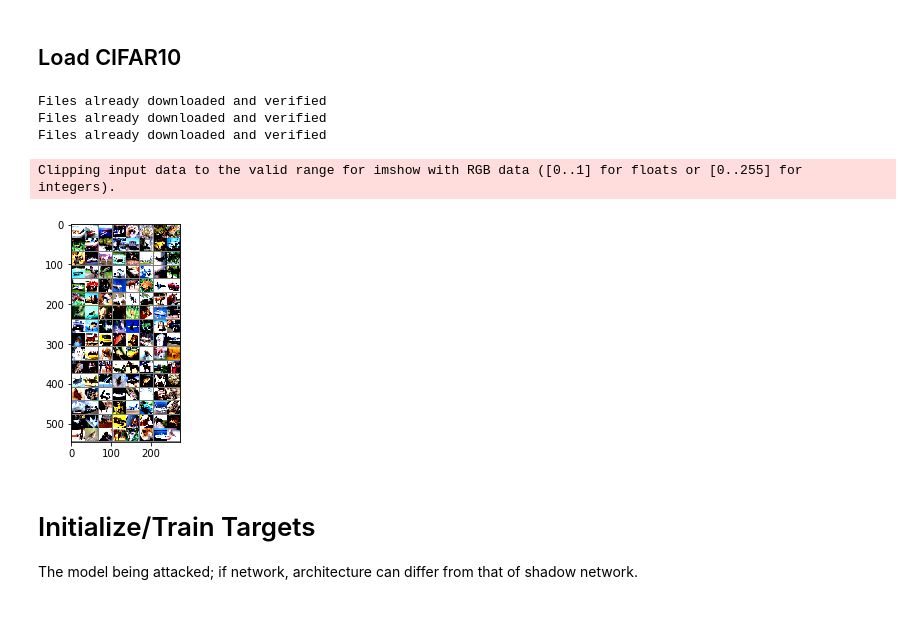
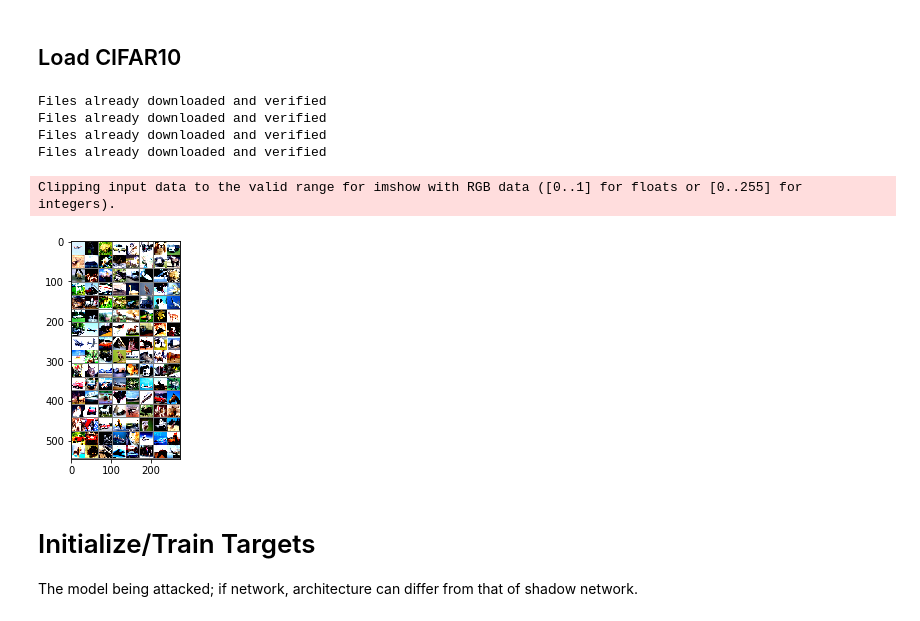
Before and after one commit to Lab41/cyphercat, a Jupyter notebook: Attack_baselines/Membership_Inference/ml_leaks/ml-leaks_adversary1_SVCvsNN.ipynb, the cells around one changed output. Drawn from its saved outputs; the diff is of its cells as text; code cells hidden in the pictures.

```diff
--- a/Attack_baselines/Membership_Inference/ml_leaks/ml-leaks_adversary1_SVCvsNN.ipynb
+++ b/Attack_baselines/Membership_Inference/ml_leaks/ml-leaks_adversary1_SVCvsNN.ipynb
@@ -76,34 +76,38 @@ test_transform = torchvision.transforms.Compose([
 classes = ["airplane", "automobile", "bird", "cat", "deer", "dog", "frog", "horse", "ship", "truck"]
 
 
 # load training set
 cifar10_trainset = torchvision.datasets.CIFAR10('../../../Datasets/', train=True, transform=train_transform, download=True)
 cifar10_trainloader = torch.utils.data.DataLoader(cifar10_trainset, batch_size=batch_size, shuffle=True, num_workers=2)
 
 #for svms
 sv_cifar10_trainset = torchvision.datasets.CIFAR10('../../../Datasets/', train=True, transform=torchvision.transforms.ToTensor(), download=True)
 sv_cifar10_trainloader = torch.utils.data.DataLoader(cifar10_trainset, batch_size=batch_size, shuffle=True, num_workers=2)
 
 # load test set
 cifar10_testset = torchvision.datasets.CIFAR10('../../../Datasets/', train=False, transform=test_transform, download=True)
 cifar10_testloader = torch.utils.data.DataLoader(cifar10_testset, batch_size=32, shuffle=False, num_workers=2)
 
+sv_cifar10_testset = torchvision.datasets.CIFAR10('../../../Datasets/', train=False, transform=torchvision.transforms.ToTensor(), download=True)
+sv_cifar10_testloader = torch.utils.data.DataLoader(sv_cifar10_testset, batch_size=cifar10_testset.__len__(), shuffle=True, num_workers=2)
+
 # helper function to unnormalize and plot image
 def imshow(img):
     img = np.array(img)
     img = img / 2 + 0.5
     img = np.moveaxis(img, 0, -1)
     plt.imshow(img)
 
 # display sample from dataset
 imgs,labels = iter(cifar10_trainloader).next()
 imshow(torchvision.utils.make_grid(imgs))
 # %% [output]
 Files already downloaded and verified
 Files already downloaded and verified
 Files already downloaded and verified
+Files already downloaded and verified
 Clipping input data to the valid range for imshow with RGB data ([0..1] for floats or [0..255] for integers).
-[figure, old version]
+[figure, new version]
 # %%
 # Creates two non-overlapping subsets of CIFAR10 to train the shadow and target models. We assume the attacker
 # has access to data that is similar to but not the same as the data used to train the target.
```
Also changed, not shown: parts of 11 cells of this notebook, 1 other file.
